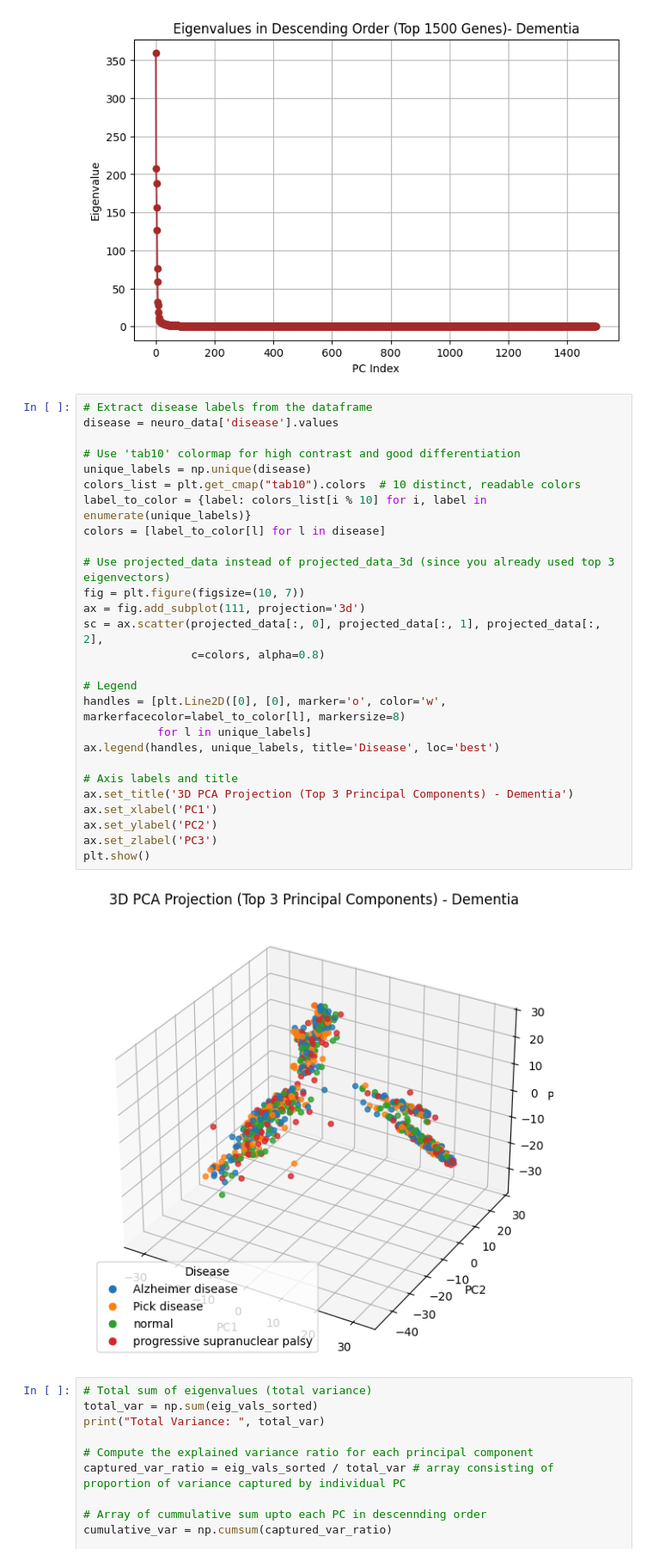
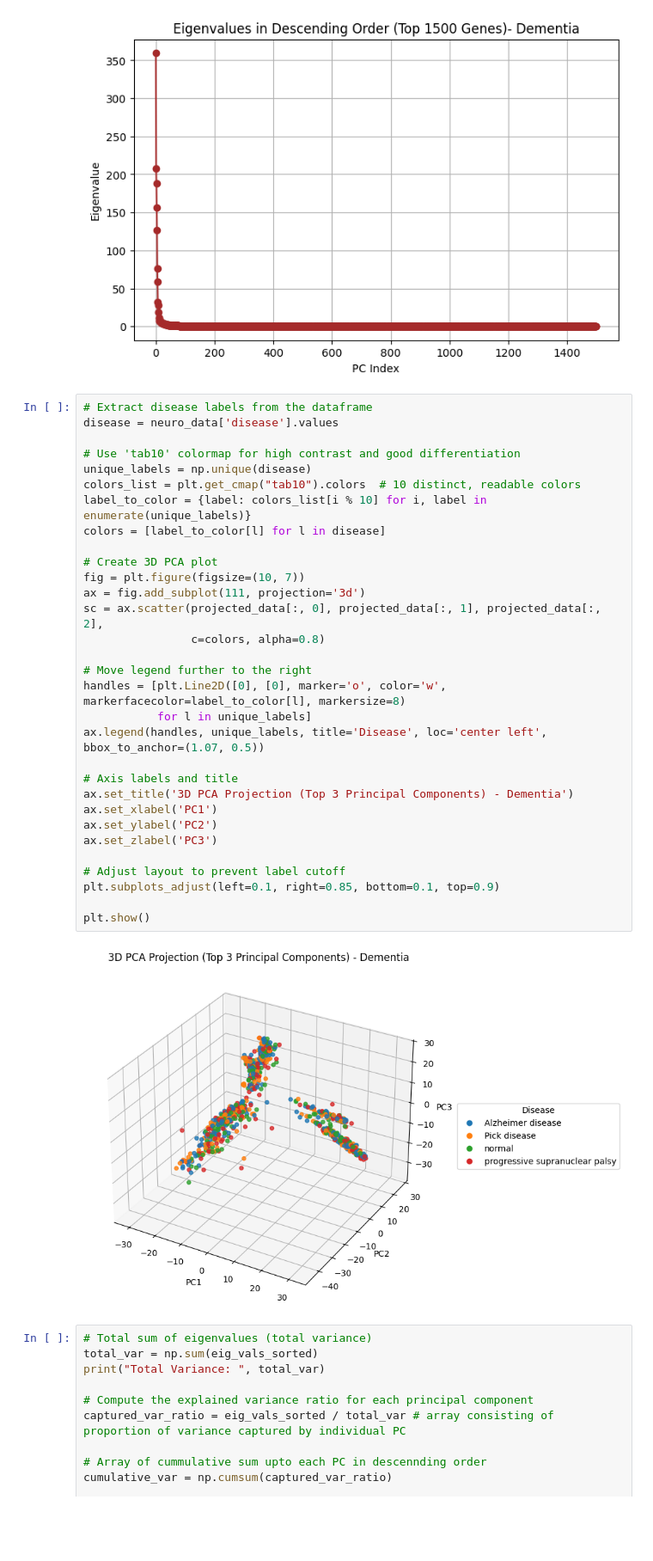
Before and after one commit to SanchithaK/MLForScientists, a Jupyter notebook: models/PCA_Neuro.ipynb, the cells around one changed output. Shown at 86% size. Saved outputs shown, nothing was run; the diff lists cells and outputs as text; blank space fills up the shorter version.

```diff
--- a/models/PCA_Neuro.ipynb
+++ b/models/PCA_Neuro.ipynb
@@ -80,32 +80,36 @@ plt.show()
 # %%
 # Extract disease labels from the dataframe
 disease = neuro_data['disease'].values
 
 # Use 'tab10' colormap for high contrast and good differentiation
 unique_labels = np.unique(disease)
 colors_list = plt.get_cmap("tab10").colors  # 10 distinct, readable colors
 label_to_color = {label: colors_list[i % 10] for i, label in enumerate(unique_labels)}
 colors = [label_to_color[l] for l in disease]
 
-# Use projected_data instead of projected_data_3d (since you already used top 3 eigenvectors)
+# Create 3D PCA plot
 fig = plt.figure(figsize=(10, 7))
 ax = fig.add_subplot(111, projection='3d')
 sc = ax.scatter(projected_data[:, 0], projected_data[:, 1], projected_data[:, 2],
                 c=colors, alpha=0.8)
 
-# Legend
+# Move legend further to the right
 handles = [plt.Line2D([0], [0], marker='o', color='w', markerfacecolor=label_to_color[l], markersize=8)
            for l in unique_labels]
-ax.legend(handles, unique_labels, title='Disease', loc='best')
+ax.legend(handles, unique_labels, title='Disease', loc='center left', bbox_to_anchor=(1.07, 0.5))
 
 # Axis labels and title
 ax.set_title('3D PCA Projection (Top 3 Principal Components) - Dementia')
 ax.set_xlabel('PC1')
 ax.set_ylabel('PC2')
 ax.set_zlabel('PC3')
+
+# Adjust layout to prevent label cutoff
+plt.subplots_adjust(left=0.1, right=0.85, bottom=0.1, top=0.9)
+
 plt.show()
 # %% [output]
-[figure, old version]
+[figure, new version]
 # %%
 # Total sum of eigenvalues (total variance)
 total_var = np.sum(eig_vals_sorted)
```
Also changed, not shown: 1 other file.
